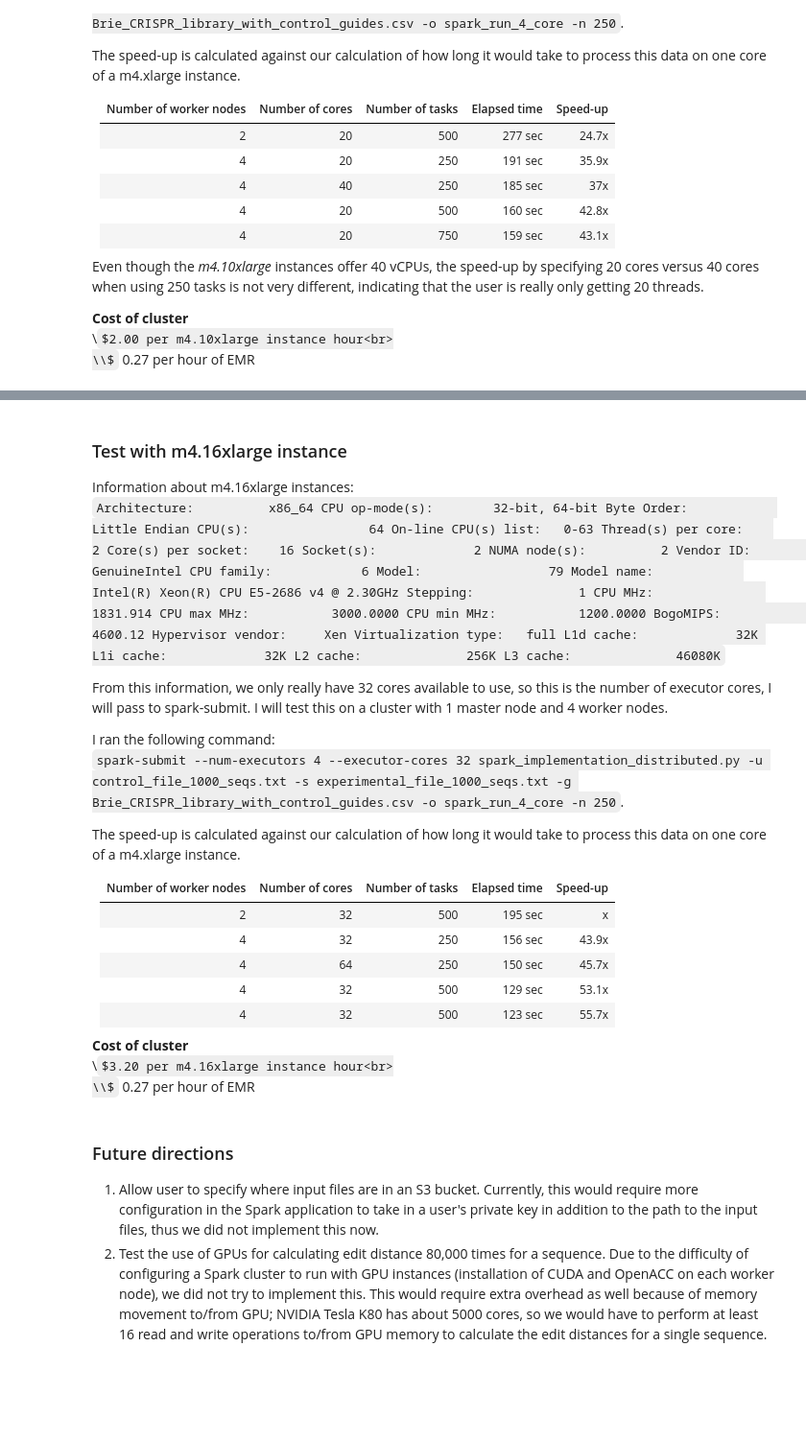
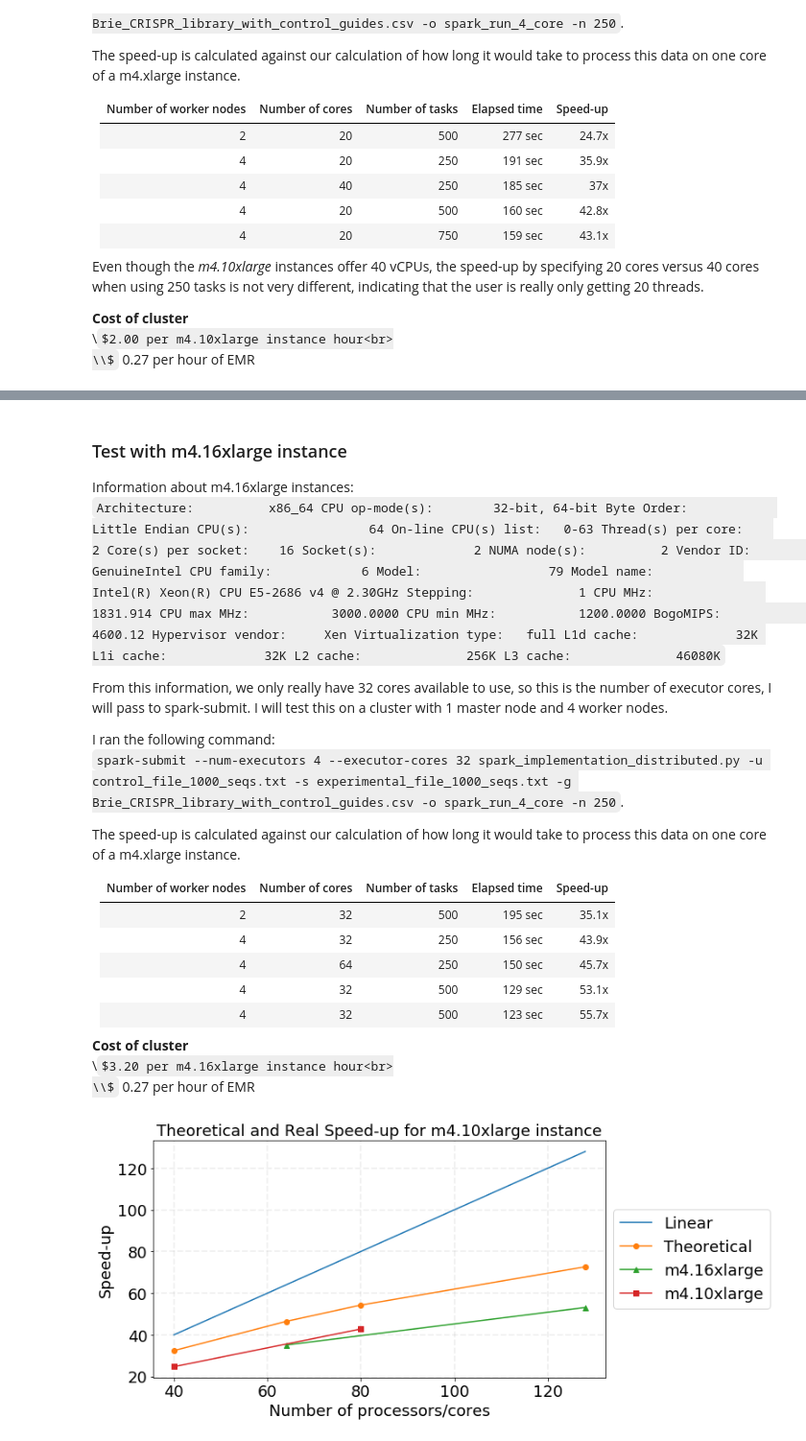
Before and after one commit to The-Algorithmic-Hedgehogs/pacs, a Jupyter notebook: spark_code/spark_code_development_log.ipynb, the cells around one changed output, grey strips where cells are left out. Shown at 96% size. Drawn from its saved outputs; the diff is of its cells as text; code cells hidden in the pictures; some formulas as TeX source; blank space fills up the shorter version.

```diff
--- a/spark_code/spark_code_development_log.ipynb
+++ b/spark_code/spark_code_development_log.ipynb
@@ -254,7 +260,7 @@ The speed-up is calculated against our calculation of how long it would take to
 
 |Number of worker nodes| Number of cores|Number of tasks| Elapsed time |Speed-up|
 |---------------|--------------|--------------|--------|--------------|
-|2 | 32 | 500 |  195 sec | x|
+|2 | 32 | 500 |  195 sec | 35.1x|
 |4 | 32 | 250 |  156 sec | 43.9x|
 |4 | 64 | 250 |   150 sec | 45.7x|
 |4 | 32 | 500 |   129 sec | 53.1x|
@@ -268,4 +272,45 @@ The speed-up is calculated against our calculation of how long it would take to
-# %% [markdown]
-### Future directions
-1. Allow user to specify where input files are in an S3 bucket. Currently, this would require more configuration in the Spark application to take in a user's private key in addition to the path to the input files, thus we did not implement this now.
-2. Test the use of GPUs for calculating edit distance 80,000 times for a sequence. Due to the difficulty of configuring a Spark cluster to run with GPU instances (installation of CUDA and OpenACC on each worker node), we did not try to implement this. This would require extra overhead as well because of memory movement to/from GPU; NVIDIA Tesla K80 has about 5000 cores, so we would have to perform at least 16 read and write operations to/from GPU memory to calculate the edit distances for a single sequence.
+# %%
+import numpy as np
+import matplotlib.pyplot as plt
+%matplotlib inline
+
+# make graph of speed up compared to theoretical speed up
+nprocessors = [40, 64, 80, 128];
+strong_scaling_perf = []; #theoretical values for strong scaling for fixed problem size
+for nproc in nprocessors: #calculate theoretical speed up
+    speedup = 1 / ((1-0.994) + (0.994/nproc))
+    strong_scaling_perf.append(speedup);
+
+
+real_nprocessors = [64,128];
+real_scaling = [35.1, 53.1];
+
+# make the figure
+fig = plt.figure(figsize = (11,5));
+ax = plt.subplot(1,1,1);
+f_size = 18; # font size
+
+# adjust size of tickmarks in axes
+ax.tick_params(labelsize = f_size)
+
+# adjust size of axis label
+ax.set_xlabel('Number of processors/cores', fontsize = f_size)
+ax.set_ylabel('Speed-up', fontsize = f_size)
+
+# set figure title label
+ax.set_title("Theoretical and Real Speed-up for m4.10xlarge instance", fontsize = f_size)
+
+# set up grid with this
+ax.grid(True, lw=1.75, ls='--', alpha=0.2)
+
+# make actual plot
+ax.plot(nprocessors, nprocessors, '-', label='Linear')
+ax.plot(nprocessors, strong_scaling_perf, "-o", label="Theoretical");
+ax.plot(real_nprocessors, real_scaling,"-^", label="m4.16xlarge");
+ax.plot([40,80], [24.7, 42.8], "-s", label='m4.10xlarge')
+ax.legend(loc='center left', bbox_to_anchor=(1, 0.5), fontsize = f_size);
+# plt.show();
+plt.tight_layout()
+# plt.savefig('Theoretical and Real Speed-up.jpg', dpi=300)
+# %% [output]
+[figure, added]
```
Also changed, not shown: parts of 4 cells of this notebook.
